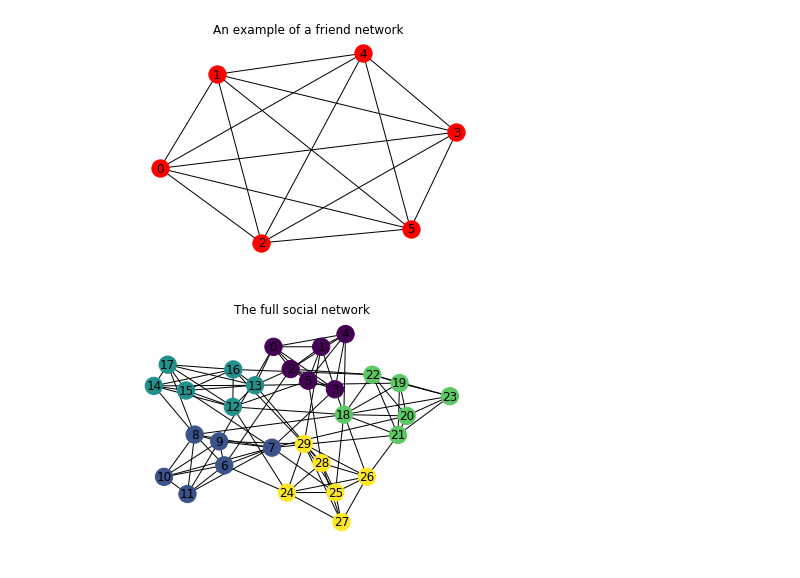
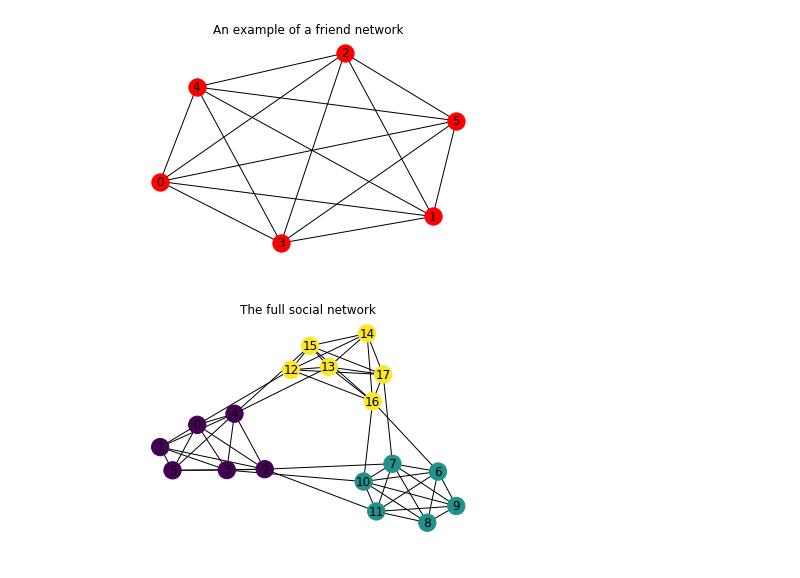
Before and after one commit to simon-andrews/soper, a Jupyter notebook: notebooks/Experimentation.ipynb, the cells around one changed output. Saved outputs shown, nothing was run; the diff lists cells and outputs as text; code cells hidden in the pictures.

```diff
--- a/notebooks/Experimentation.ipynb
+++ b/notebooks/Experimentation.ipynb
@@ -6,7 +10,7 @@ import networkx as nx
 import numpy as np
 import random
 # %%
-friend_group_count = 5
+friend_group_count = 3
 friends_per_group = 6
 max_interminglings = 3
 
@@ -15,7 +19,7 @@ class Person(object):
         self.id_number = id_number
         # https://homepage.stat.uiowa.edu/~mbognar/applets/normal.html
         self.gullibility = np.random.normal(loc=0.5, scale=0.1) # mean=loc,stdev=scale
-        self.hostility = np.random.normal(loc=0.5, scale=0.05)
+        self.hostility = np.random.normal(loc=0.5, scale=0.02)
         self.activity_level = np.random.chisquare(3) / 10
         self.feed = list()
     def __str__(self):
@@ -46,31 +50,38 @@ for group_number in range(friend_group_count):
             if other_friend is not friend:
                 friend_network.add_edge(friend, other_friend)
 
+def get_person_by_id(id_number):
+    for group in friend_groups:
+        for person in group:
+            if person.id_number == id_number:
+                return person
+    raise IndexError
+
 plt.title('An example of a friend network')
 nx.draw(friend_networks[0], with_labels=True)
 # %% [output]
-[figure, old version]
+[figure, new version]
 # %%
 social_network = nx.Graph()
 
 for friend_network in friend_networks:
     social_network.add_nodes_from(friend_network)
     social_network.add_edges_from(friend_network.edges())
 
 for combination in itertools.combinations(friend_networks, r=2):
     fst = list(combination[0].nodes())
     snd = list(combination[1].nodes())
     for _ in range(max_interminglings):
         partner_fst = random.choice(fst)
         partner_snd = random.choice(snd)
         social_network.add_edge(partner_fst, partner_snd)
 
-color_map = []
+group_color_map = list()
 for index, group in enumerate(friend_groups):
     for _ in range(len(group)):
-        color_map.append(index / len(friend_groups))
+        group_color_map.append(index / len(friend_groups))
 
 plt.title('The full social network')
-nx.draw(social_network, with_labels=True, node_color=color_map)
+nx.draw(social_network, with_labels=True, node_color=group_color_map)
 # %% [output]
-[figure, old version]
+[figure, new version]
```
Also changed, not shown: parts of 4 cells of this notebook, 1 other file.
